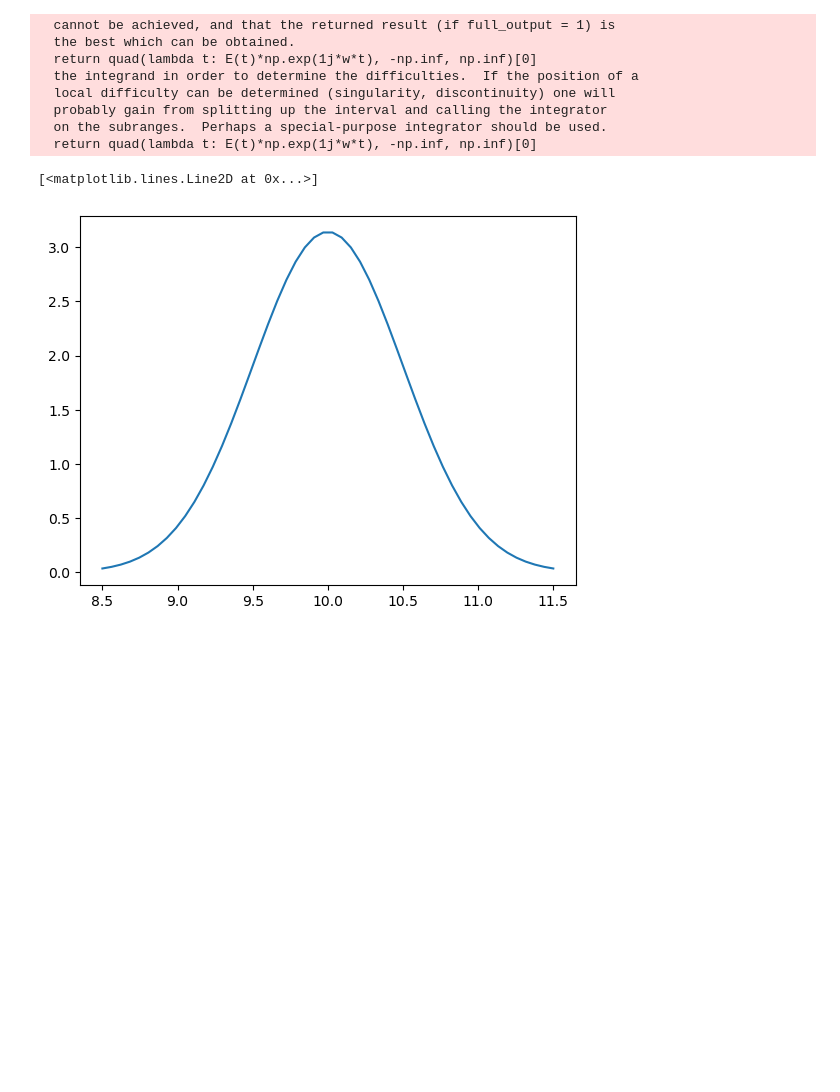
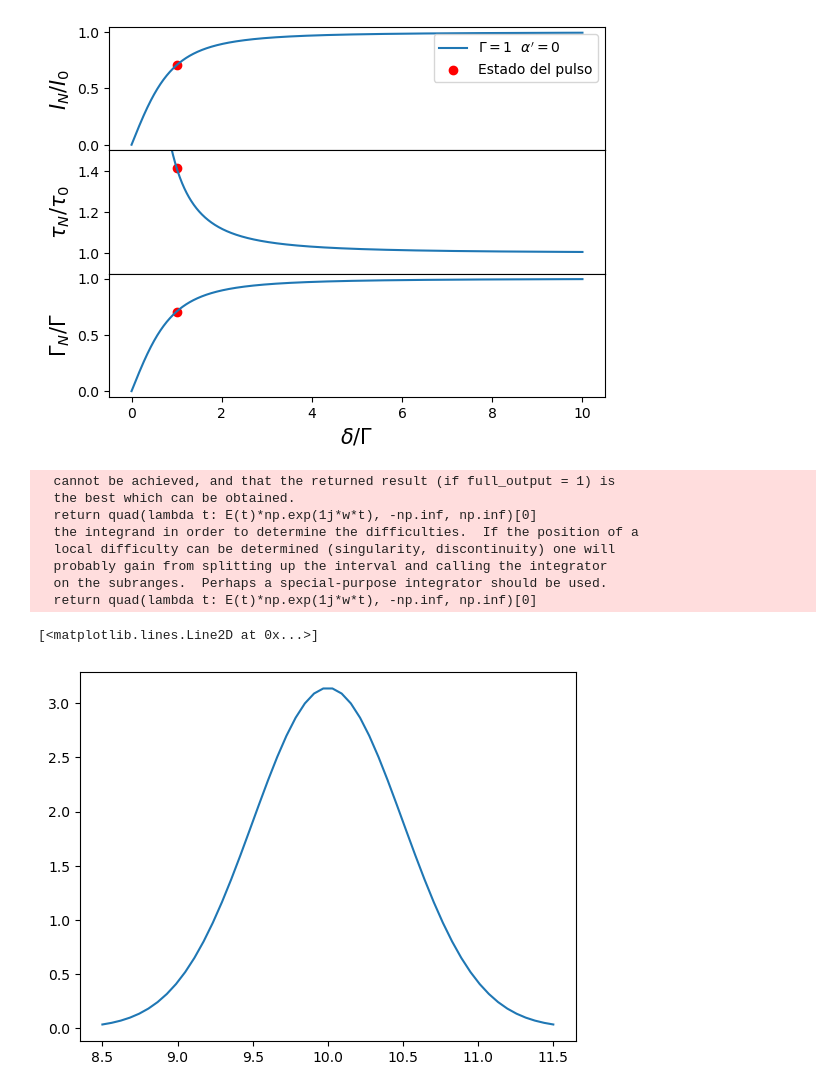
Before and after one commit to JuanSierra2003/hello-world, a Jupyter notebook: Pulses/pulses.ipynb, the cells around one changed output. Cells and saved outputs as stored; diff of their text form; code cells hidden in the pictures; blank space fills up the shorter version.

```diff
--- a/Pulses/pulses.ipynb
+++ b/Pulses/pulses.ipynb
@@ -85,3 +95,43 @@ plt.show()
+# %%
+#Different parameters of the noch as a function of the noch's parameter delta
+Delta = np.linspace(1e-10, 10, 1000)
+
+#Pick intensity
+def Noch_Intensity(delta_): return np.abs(Noch(w0, gamma, alphap, delta_, area, 0))
+
+Intensity = np.vectorize(Intensity)
+
+#Time amplitude
+def Noch_Tau(delta_): return np.sqrt(1 + (delta_**(-2)))
+
+#Espectral amplitude
+def Noch_Gamma(delta_): return gamma*delta_/np.sqrt(gamma**2 + delta_**2)
+
+fig = plt.figure()
+fig.subplots_adjust(hspace=0)
+
+ax1 = fig.add_subplot(3,1,1)
+ax1.plot(Delta/gamma, Noch_Intensity(Delta)/np.abs(FastPulse(w0, gamma, 0, 1e-10, area, 0)), label = r"$\Gamma = {} \ \ \alpha'={}$".format(gamma, alphap))
+ax1.scatter(delta/gamma, Noch_Intensity(delta)/np.abs(FastPulse(w0, gamma, 0, 1e-10, area, 0)), color = 'red', label='Estado del pulso')
+ax1.set_ylabel(r'$I_N/I_0$', size=15)
+ax1.legend()
+
+ax2 = fig.add_subplot(3,1,2)
+ax2.plot(Delta/gamma, Noch_Tau(Delta)*gamma)
+ax2.scatter(delta/gamma, Noch_Tau(delta)*gamma, color = 'red')
+ax2.set_ylabel(r'$\tau_N/\tau_0$', size=15)
+ax2.set_ylim(.9, 1.5)
+
+ax3 = fig.add_subplot(3,1,3)
+ax3.plot(Delta/gamma, Noch_Gamma(Delta)/gamma)
+ax3.scatter(delta/gamma, Noch_Gamma(delta)/gamma, color = 'red')
+ax3.set_ylabel(r'$\Gamma_N/\Gamma$', size=15)
+
+plt.xlabel(r"$\delta/\Gamma$", size=15)
+
+plt.show()
+# %% [output]
+[figure, added]
 # %%
 def spectrum(E, w):
     return quad(lambda t: E(t)*np.exp(1j*w*t), -np.inf, np.inf)[0]
```
Also changed, not shown: parts of 4 cells of this notebook.
